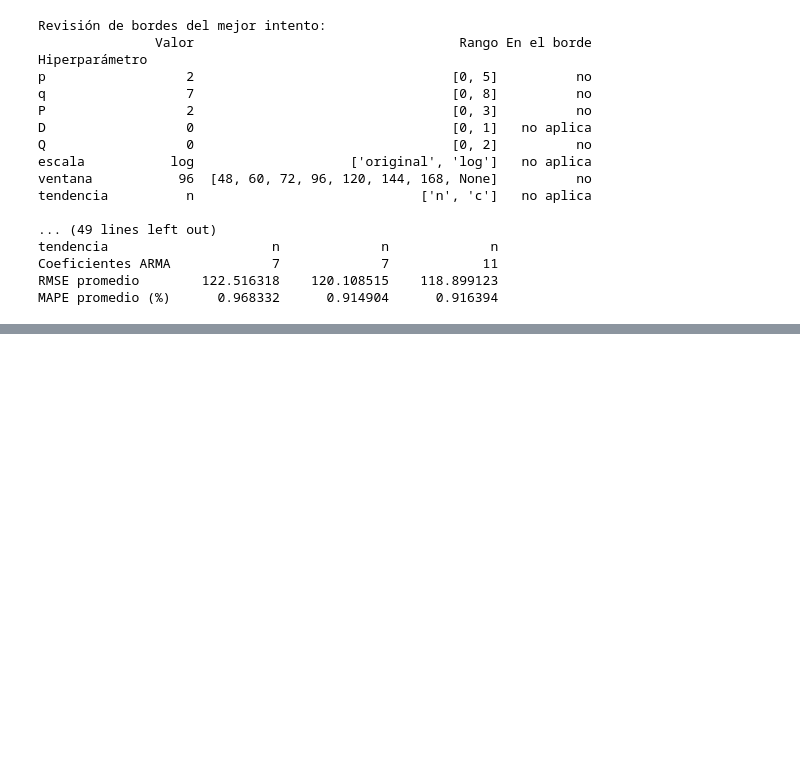
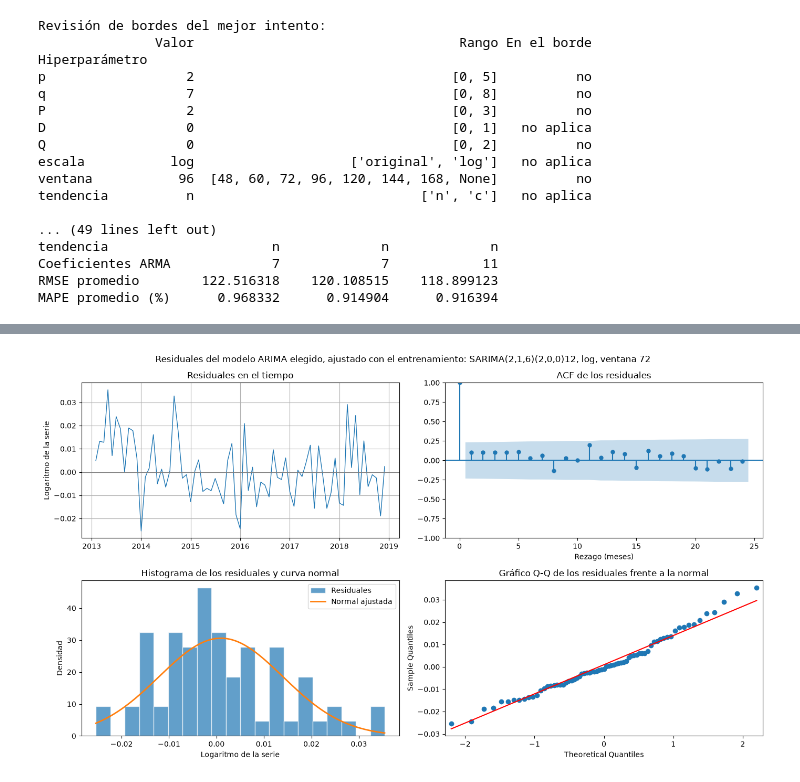
Before and after one commit to juanestebancg2806/ml3-time-series-forecasting, a Jupyter notebook: taller2/taller2_pronostico_ocupados.ipynb, the cells around one changed output, grey strips where cells are left out. Cells and saved outputs as stored; diff of their text form; code cells hidden in the pictures; blank space fills up the shorter version.

```diff
--- a/taller2/taller2_pronostico_ocupados.ipynb
+++ b/taller2/taller2_pronostico_ocupados.ipynb
@@ -2896,0 +2914,78 @@ MAPE promedio (%)      0.968332      0.914904      0.916394
+# %%
+# --- Paso a: elección del modelo ARIMA con los supuestos de sus residuales en el entrenamiento ---
+def candidatos_sarima(estudios, rmse_maximo):
+    """Configuraciones distintas de los estudios con un RMSE promedio menor que rmse_maximo, en orden de RMSE."""
+    candidatos = {}
+    for estudio in estudios:
+        for intento in estudio.trials:
+            if intento.state != optuna.trial.TrialState.COMPLETE or intento.value >= rmse_maximo:
+                continue
+            config = intento.user_attrs["config"]
+            candidatos.setdefault(tuple(sorted(config.items())), {
+                "config": config, "RMSE promedio": intento.value, "rmse_cortes": intento.user_attrs["rmse_cortes"],
+            })
+    return sorted(candidatos.values(), key=lambda candidato: candidato["RMSE promedio"])
+
+
+def describir_sarima(config):
+    """Descripción corta de una configuración SARIMA: órdenes, escala, ventana y término determinístico."""
+    (p, d, q), (P, D, Q, _) = ordenes_sarima(config)
+    ventana = "recursiva" if config["ventana"] is None else f"ventana {config['ventana']}"
+    constante = ", con deriva" if config["tendencia"] == "c" else ""
+    return f"SARIMA({p},{d},{q})({P},{D},{Q})12, {config['escala']}, {ventana}{constante}"
+
+
+def residuales_sarima(config, serie=train):
+    """Residuales del SARIMA ajustado con su ventana al final de la serie, sin las observaciones iniciales que
+    la inicialización difusa de la parte diferenciada deja sin un error interpretable (loglikelihood_burn)."""
+    ajuste = ajustar_sarima(serie, config)
+    return ajuste.resid.iloc[ajuste.loglikelihood_burn:]
+
+
+def diagnosticar_candidato(config, serie=train):
+    """Supuestos de los residuales de un candidato SARIMA ajustado con la serie indicada."""
+    return evaluar_supuestos(residuales_sarima(config, serie), numero_coeficientes_arma(config))
+
+
+# Candidatos: configuraciones de las tres etapas con menor RMSE que el naive estacional, en orden de RMSE
+rmse_naive_estacional = validacion["Naive estacional"]["rmse"].mean()
+candidatos = candidatos_sarima([estudio_sarima, estudio_sarima_2, estudio_sarima_3], rmse_naive_estacional)
+print(f"Candidatos con RMSE promedio menor que el del naive estacional ({rmse_naive_estacional:.2f}): {len(candidatos)}")
+
+# Supuestos de todos los candidatos, en paralelo; cada uno se ajusta con su ventana al final del entrenamiento
+diagnosticos = Parallel(n_jobs=N_PROCESOS)(delayed(diagnosticar_candidato)(c["config"]) for c in candidatos)
+tabla_supuestos_sarima = pd.DataFrame([
+    {"Candidato": f"{posicion}. {describir_sarima(c['config'])}", "RMSE promedio": c["RMSE promedio"], **diagnostico}
+    for posicion, (c, diagnostico) in enumerate(zip(candidatos, diagnosticos), start=1)
+]).set_index("Candidato")
+
+print("\nSupuestos de los 10 primeros candidatos, en orden de RMSE de validación:")
+print(tabla_supuestos_sarima.head(10).map(lambda v: round(v, 3) if isinstance(v, float) else v).to_string())
+print("\nCandidatos que cumplen cada supuesto:")
+print(tabla_supuestos_sarima[["Independencia", "Varianza constante", "Normalidad", "Cumple los supuestos"]]
+      .sum().astype(int).to_string())
+
+# Elección: el primer candidato que cumple los tres supuestos; si ninguno, el de menor RMSE
+posicion_elegida = next((i for i, d in enumerate(diagnosticos) if d["Cumple los supuestos"]), None)
+SARIMA_CUMPLE_SUPUESTOS = posicion_elegida is not None
+candidato_sarima = candidatos[posicion_elegida if SARIMA_CUMPLE_SUPUESTOS else 0]
+config_sarima = candidato_sarima["config"]
+if SARIMA_CUMPLE_SUPUESTOS:
+    print(f"\nModelo elegido de la familia ARIMA: candidato {posicion_elegida + 1} de {len(candidatos)}, "
+          f"{describir_sarima(config_sarima)} (RMSE {candidato_sarima['RMSE promedio']:.2f})")
+    print(tabla_supuestos_sarima.iloc[[posicion_elegida]].map(lambda v: round(v, 3) if isinstance(v, float) else v)
+          .T.to_string())
+else:
+    print(f"\nNingún candidato cumple los supuestos; se conserva el de menor RMSE: {describir_sarima(config_sarima)}")
+
+graficar_diagnostico(residuales_sarima(config_sarima),
+                     f"Residuales del modelo ARIMA elegido, ajustado con el entrenamiento: {describir_sarima(config_sarima)}",
+                     unidad="Logaritmo de la serie" if config_sarima["escala"] == "log" else "Miles de personas")
+
+# Registro del SARIMA elegido como modelo de la familia ARIMA
+(p, d, q), (P, D, Q, _) = ordenes_sarima(config_sarima)
+nombre_sarima = f"SARIMA({p},{d},{q})({P},{D},{Q})12 con Optuna"
+registrar_configuracion(nombre_sarima, "ARIMA", crear_pronostico_sarima, config_sarima)
+assert np.allclose(validacion[nombre_sarima]["rmse"], candidato_sarima["rmse_cortes"], rtol=1e-3), \
+    "el error al reevaluar no coincide con el de la optimización"
+# %% [output]
@@ -2896,0 +3009 @@ MAPE promedio (%)      0.968332      0.914904      0.916394
+[figure, added]
```
Also changed, not shown: parts of 11 cells of this notebook.
